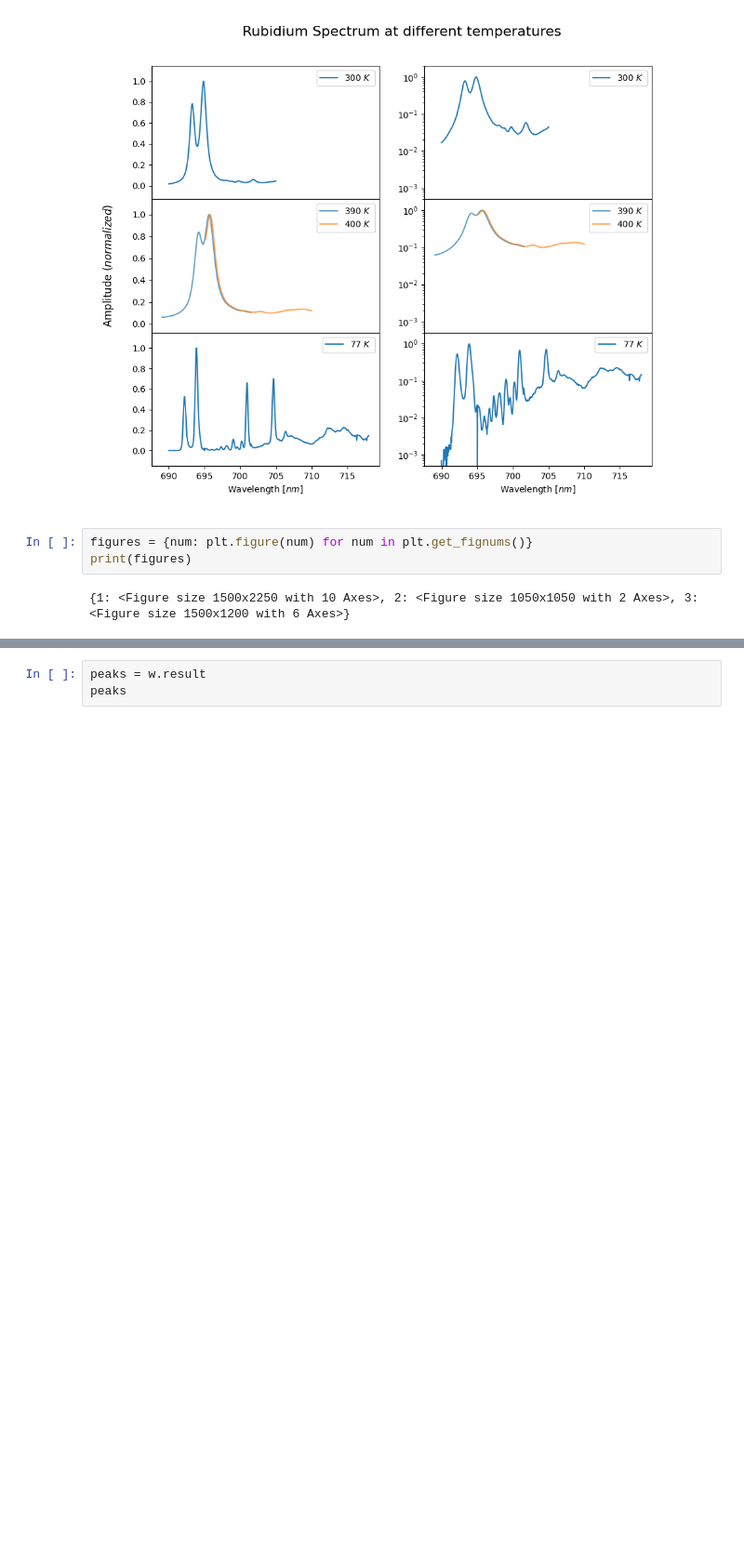
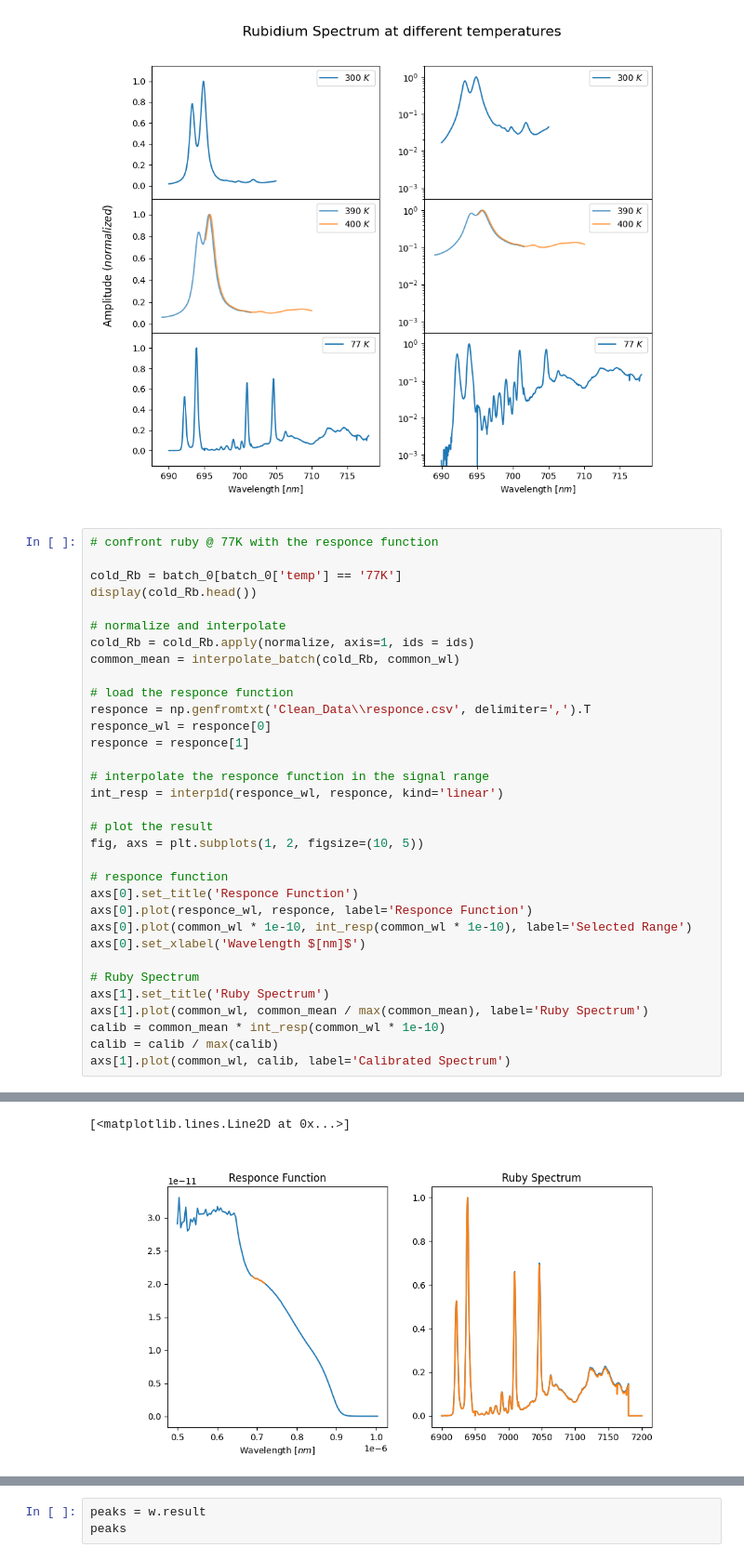
Before and after one commit to zar-hub/Lab_Materia_Condensata, a Jupyter notebook: SpettroRubino.ipynb, the cells around one changed output, grey strips where cells are left out. Shown: that part at 93% size. Cells and saved outputs as stored; diff of their text form; blank space fills up the shorter version.

```diff
--- a/SpettroRubino.ipynb
+++ b/SpettroRubino.ipynb
@@ -239,8 +239,37 @@ Try using .loc[row_indexer,col_indexer] = value instead
 See the caveats in the documentation: https://pandas.pydata.org/pandas-docs/stable/user_guide/indexing.html#returning-a-view-versus-a-copy
   batch_0['temp'] = ['300K', '77K', '77K', '390K', '400K']
 [figure]
-# %%
-figures = {num: plt.figure(num) for num in plt.get_fignums()}
-print(figures)
-# %% [output]
-{1: <Figure size 1500x2250 with 10 Axes>, 2: <Figure size 1050x1050 with 2 Axes>, 3: <Figure size 1500x1200 with 6 Axes>}
+# %%
+# confront ruby @ 77K with the responce function
+
+cold_Rb = batch_0[batch_0['temp'] == '77K']
+display(cold_Rb.head())
+
+# normalize and interpolate
+cold_Rb = cold_Rb.apply(normalize, axis=1, ids = ids)
+common_mean = interpolate_batch(cold_Rb, common_wl)
+
+# load the responce function
+responce = np.genfromtxt('Clean_Data\\responce.csv', delimiter=',').T
+responce_wl = responce[0]
+responce = responce[1]
+
+# interpolate the responce function in the signal range
+int_resp = interp1d(responce_wl, responce, kind='linear')
+
+# plot the result
+fig, axs = plt.subplots(1, 2, figsize=(10, 5))
+
+# responce function
+axs[0].set_title('Responce Function')
+axs[0].plot(responce_wl, responce, label='Responce Function')
+axs[0].plot(common_wl * 1e-10, int_resp(common_wl * 1e-10), label='Selected Range')
+axs[0].set_xlabel('Wavelength $[nm]$')
+
+# Ruby Spectrum
+axs[1].set_title('Ruby Spectrum')
+axs[1].plot(common_wl, common_mean / max(common_mean), label='Ruby Spectrum')
+calib = common_mean * int_resp(common_wl * 1e-10)
+calib = calib / max(calib)
+axs[1].plot(common_wl, calib, label='Calibrated Spectrum')
+# %% [output]
@@ -247,3 +279,5 @@ print(figures)
+[<matplotlib.lines.Line2D at 0x...>]
+[figure, added]
 # %%
 from ipywidgets import FloatRangeSlider, FloatLogSlider, AppLayout, interactive, VBox, Output
 
```
Also changed, not shown: parts of 1 cell of this notebook, 5 other files.
